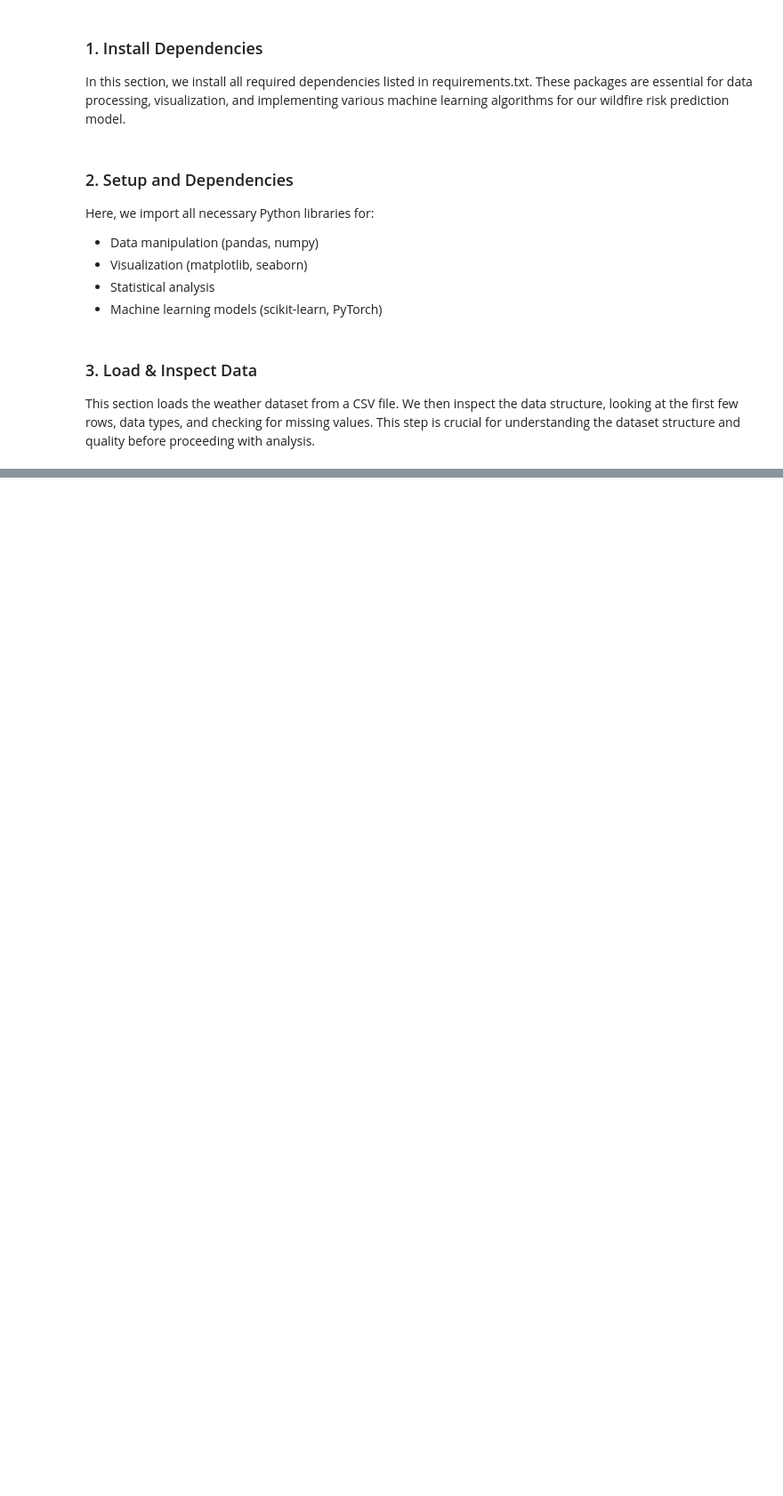
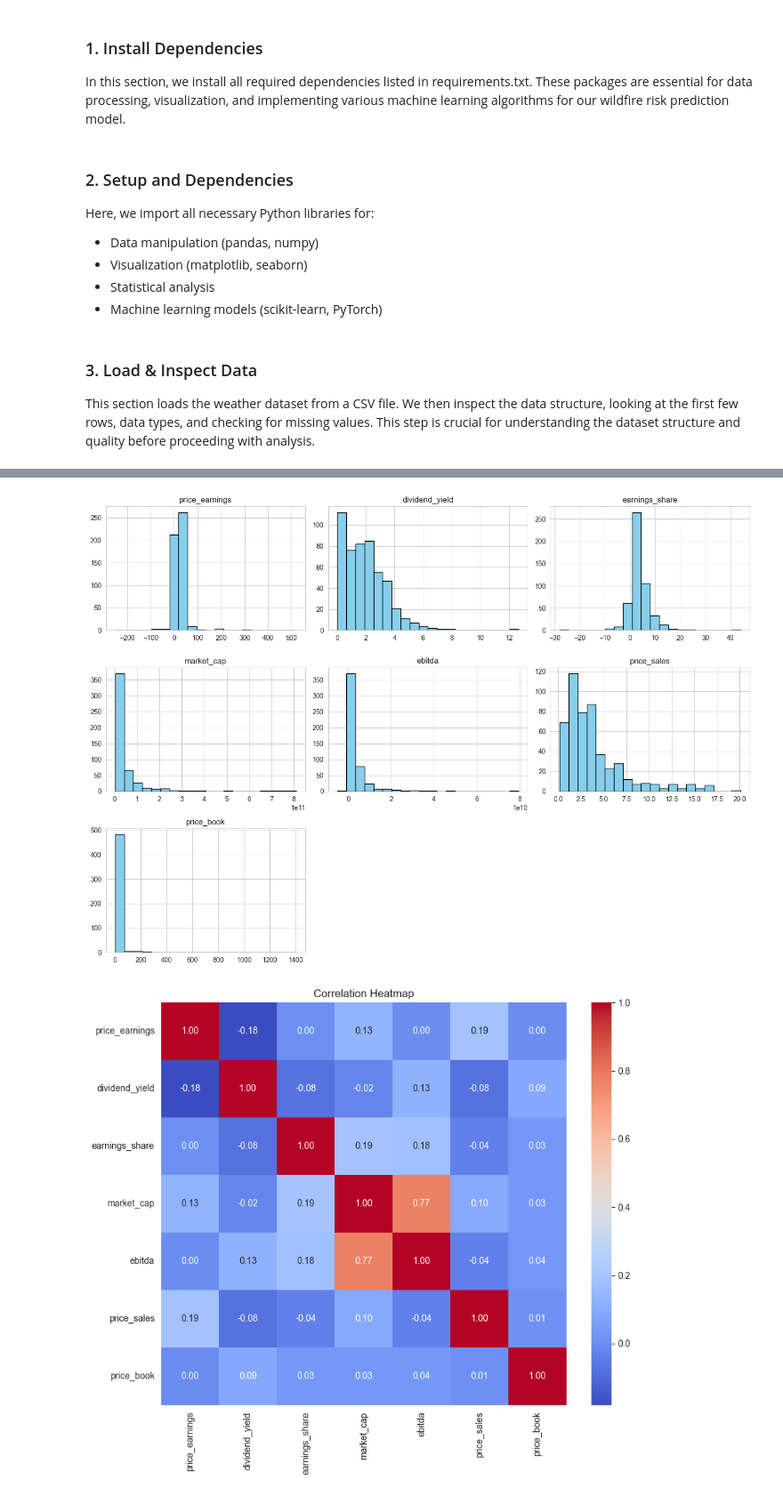
Before and after one commit to GitAIwithMike/final-project-AAI510-team8, a Jupyter notebook: notebook/Group_8_Final_Team_Project_Notebook.ipynb, the cells around one changed output, grey strips where cells are left out. Shown: that part at 89% size. Cells and saved outputs as stored; diff of their text form; code cells hidden in the pictures; blank space fills up the shorter version.

```diff
--- a/notebook/Group_8_Final_Team_Project_Notebook.ipynb
+++ b/notebook/Group_8_Final_Team_Project_Notebook.ipynb
@@ -86,16 +91,18 @@ This section loads the weather dataset from a CSV file. We then inspect the data
 # %%
 # Load the dataset
 data_file = os.path.join("..", "dataset", "../dataset/financials.csv")
-financial_data = pd.read_csv(data_file)
+financial_df = pd.read_csv(data_file)
 
 # Display first few rows of the dataset
-# display(financial_data.head())
-print(financial_data.head())
+# display(financial_df.head())
+print(financial_df.head())
 
 # Display the data types of the columns
 print("\nData types:")
-print(financial_data.dtypes)
+print(financial_df.dtypes)
 
 # Check missing values
 print("\nMissing values:")
-print(financial_data.isnull().sum())
+print(financial_df.isnull().sum())
+
+print(financial_df.columns.tolist())
@@ -101,0 +140,11 @@ print(financial_data.isnull().sum())
+# %%
+financial_df = financial_df.copy()  # safety copy
+
+# Rename columns to lowercase with underscores
+financial_df.columns = financial_df.columns.str.strip().str.lower().str.replace(' ', '_').str.replace('/', '_')
+
+# Sample rule: create a synthetic risk class from earnings/share (customize as needed)
+financial_df['risk_class'] = pd.qcut(financial_df['earnings_share'], q=3, labels=['High', 'Medium', 'Low'])  # High risk = low earnings
+
+# Preview
+financial_df[['name', 'earnings_share', 'risk_class']].head()
@@ -101,0 +165,23 @@ print(financial_data.isnull().sum())
+# %%
+# Numeric columns for visualization
+num_cols = ['price_earnings', 'dividend_yield', 'earnings_share', 'market_cap',
+            'ebitda', 'price_sales', 'price_book']
+
+# Histograms
+financial_df[num_cols].hist(bins=20, figsize=(14, 10), color='skyblue', edgecolor='black')
+plt.tight_layout()
+plt.show()
+
+# Correlation heatmap
+plt.figure(figsize=(10, 8))
+sns.heatmap(financial_df[num_cols].corr(), annot=True, cmap='coolwarm', fmt='.2f')
+plt.title("Correlation Heatmap")
+plt.show()
+
+# Risk class distribution
+sns.countplot(x='risk_class', data=financial_df, order=['Low', 'Medium', 'High'])
+plt.title("Distribution of Risk Classes")
+plt.show()
+# %% [output]
+[figure, added]
+[figure, added]
```
Also changed, not shown: parts of 9 cells of this notebook, 3 other files.
